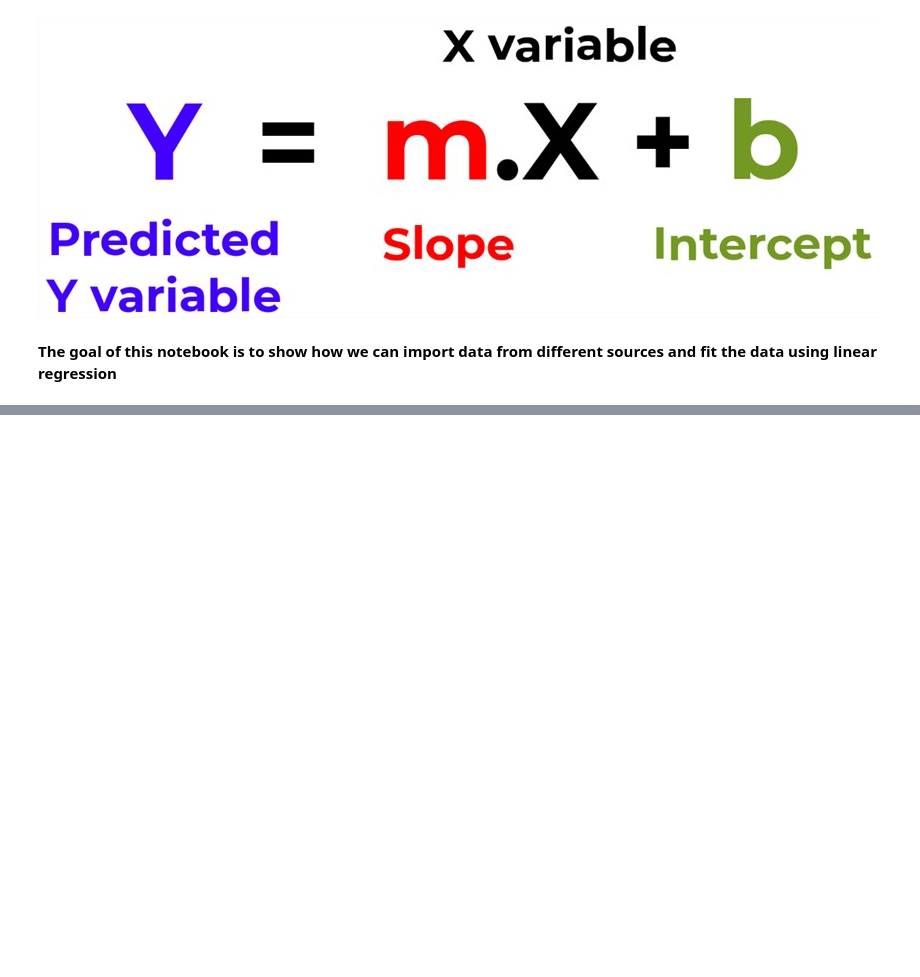
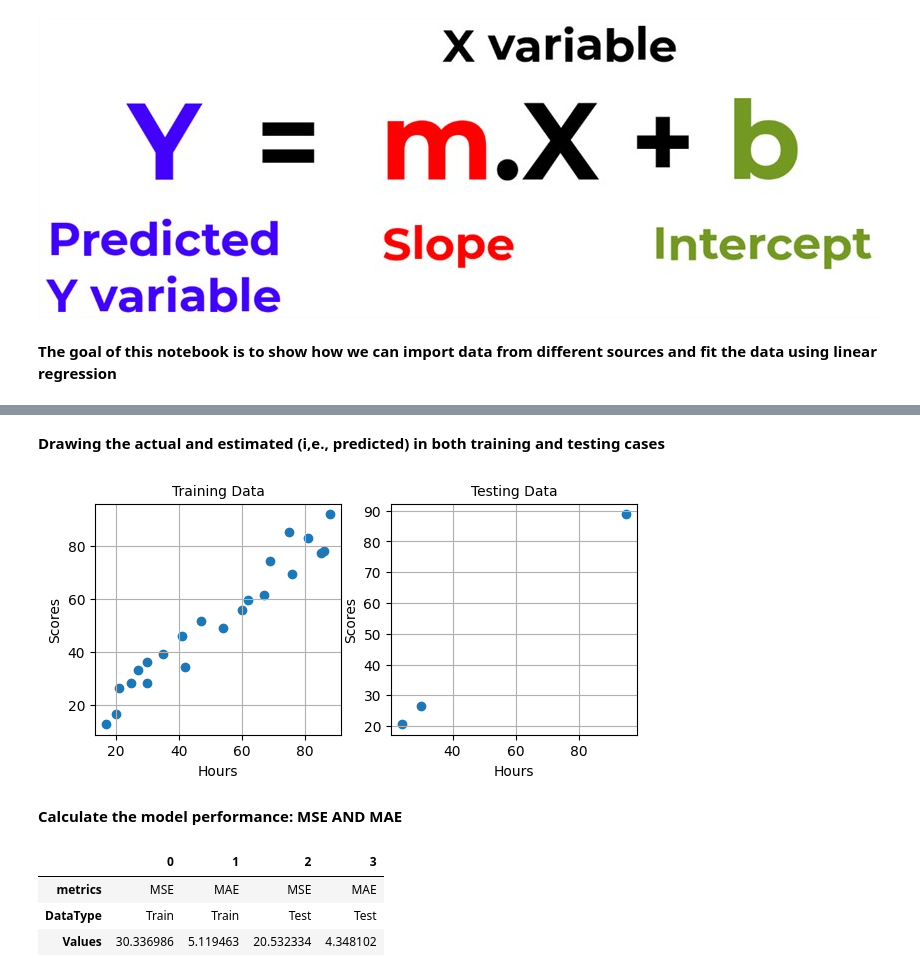
Before and after one commit to mohmmad25-hub/ANN, a Jupyter notebook: Linear_regression.ipynb, the cells around one changed output, grey strips where cells are left out. Saved outputs shown, nothing was run; the diff lists cells and outputs as text; code cells hidden in the pictures; blank space fills up the shorter version.

```diff
--- a/Linear_regression.ipynb
+++ b/Linear_regression.ipynb
@@ -9,0 +53,2 @@ Linear Regression analysis is used to predict the value of a variable 'y' based
+# %%
+x_train, x_test, y_train, y_test = train_test_split(x, y, test_size=0.1, random_state=23)
@@ -9,0 +78,29 @@ Linear Regression analysis is used to predict the value of a variable 'y' based
+# %%
+y_pred_train = model.predict(x_train)
+y_pred_test = model.predict(x_test)
+# %% [markdown]
+**Drawing the actual and estimated (i,e., predicted) in both training and testing cases**
+# %%
+plt.figure(figsize=(7,3))
+
+# subplot 1
+plt.subplot(1,2,1)
+plt.scatter(y_train, y_pred_train)
+plt.title('Training Data', fontsize = 10)
+plt.xlabel('Hours')
+plt.ylabel('Scores')
+plt.grid(True)
+
+# subplot 2
+plt.subplot(1,2,2)
+plt.scatter(y_test, y_pred_test)
+plt.title('Testing Data', fontsize = 10)
+plt.xlabel('Hours')
+plt.ylabel('Scores')
+plt.grid(True)
+
+plt.show()
+# %% [output]
+[figure, added]
+# %% [markdown]
+**Calculate the model performance: MSE AND MAE**
@@ -9,0 +113,13 @@ Linear Regression analysis is used to predict the value of a variable 'y' based
+# %%
+# create a dataframe for performance
+performance_df = pd.DataFrame({
+    'metrics': ['MSE', 'MAE', 'MSE', 'MAE'],
+    'DataType': ['Train', 'Train', 'Test', 'Test'],
+    'Values': [mse_train, mae_train, mse_test, mae_test]
+})
+performance_df.T
+# %% [output]
+|  | 0 | 1 | 2 | 3 |
+| metrics | MSE | MAE | MSE | MAE |
+| DataType | Train | Train | Test | Test |
+| Values | 30.336986 | 5.119463 | 20.532334 | 4.348102 |
```
Also changed, not shown: parts of 16 cells of this notebook.
